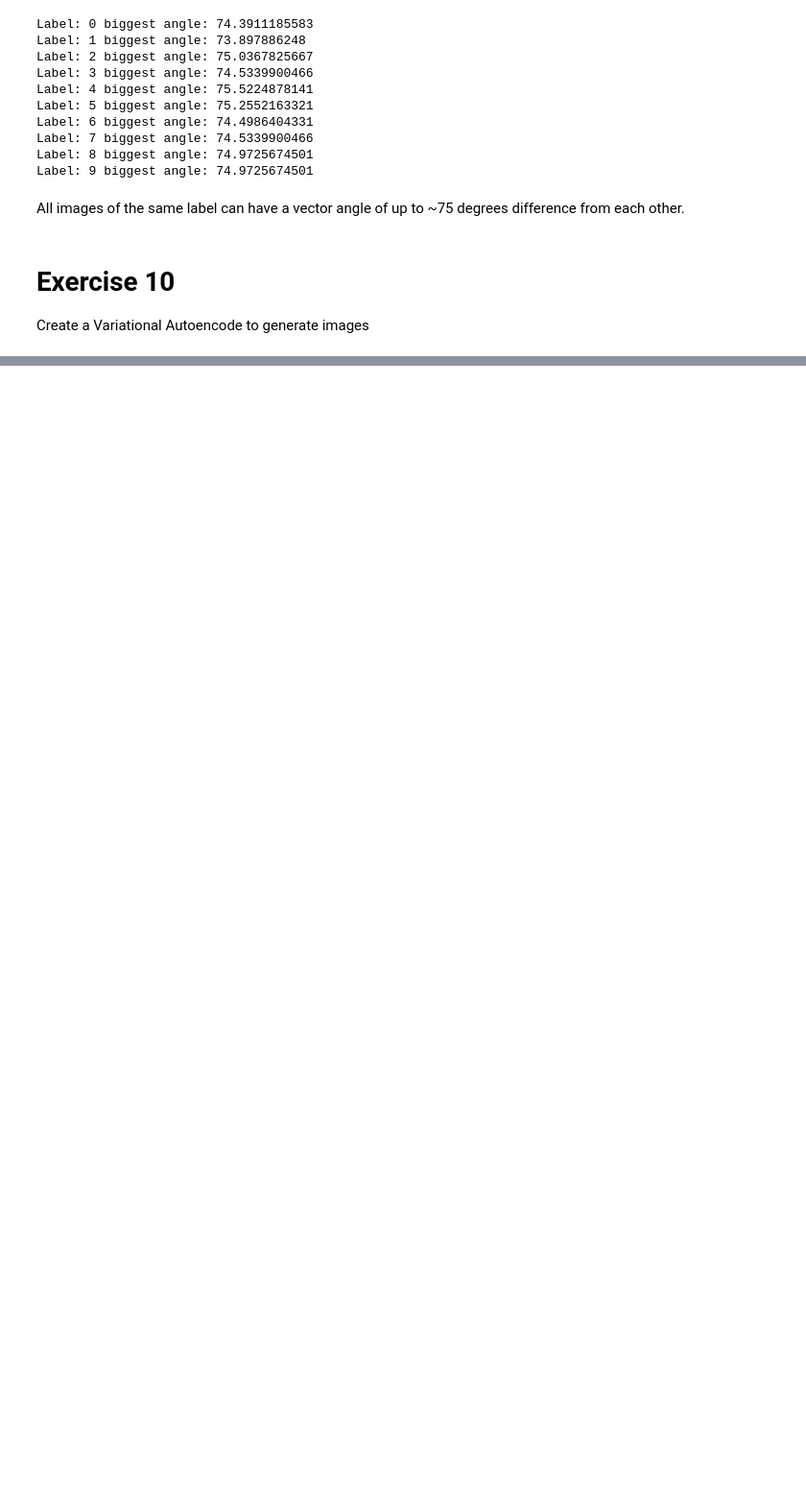
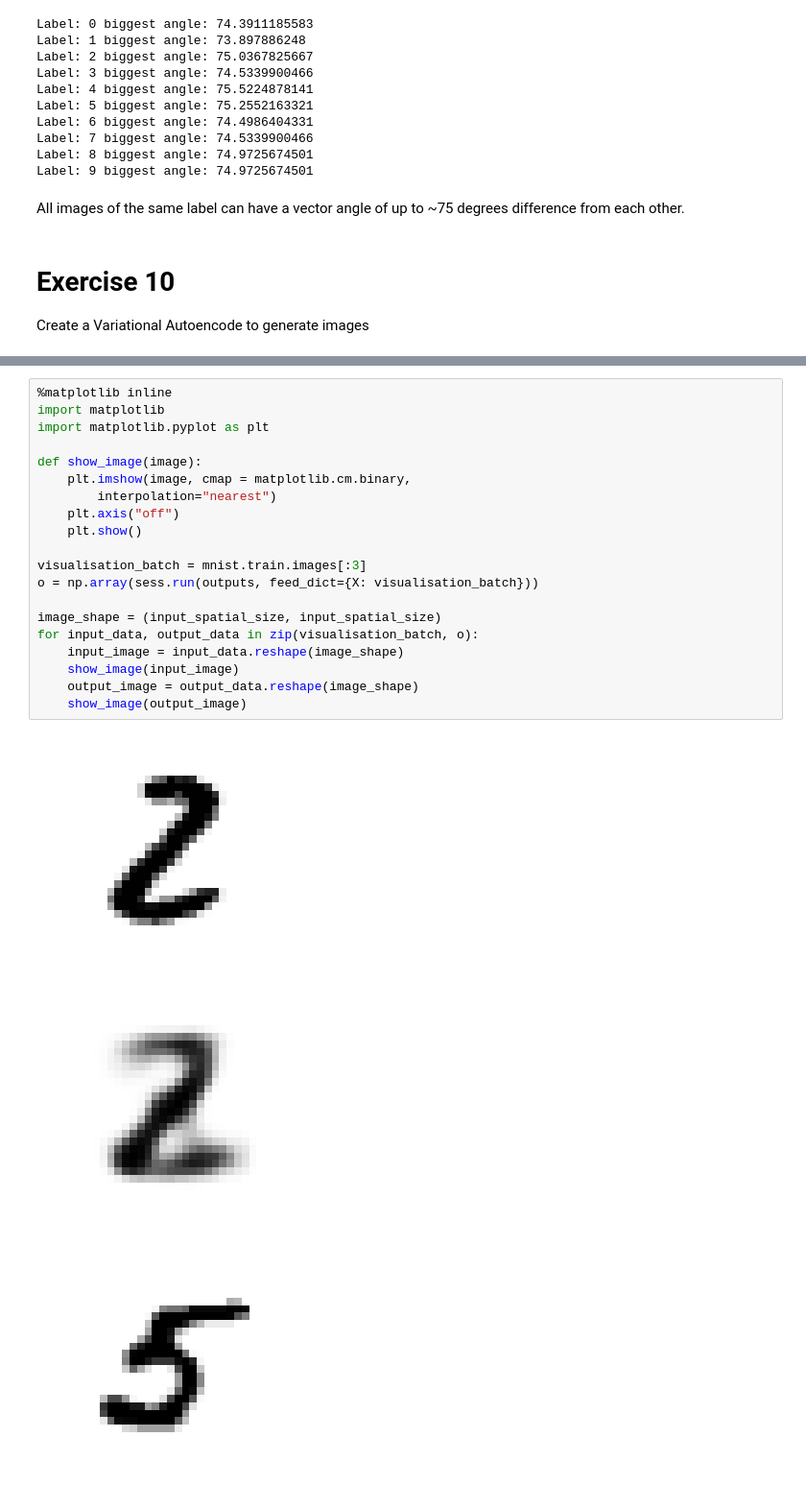
Before and after one commit to ashleyjsands/hands-on-ml, a Jupyter notebook: 15 Autoencoders.ipynb, the cells around one changed output, grey strips where cells are left out. Shown at 96% size. Drawn from its saved outputs; the diff is of its cells as text; blank space fills up the shorter version.

```diff
--- a/15 Autoencoders.ipynb
+++ b/15 Autoencoders.ipynb
@@ -800,0 +806,24 @@ total training loss: 0.0114768
+# %%
+%matplotlib inline
+import matplotlib
+import matplotlib.pyplot as plt
+
+def show_image(image):
+    plt.imshow(image, cmap = matplotlib.cm.binary,
+        interpolation="nearest")
+    plt.axis("off")
+    plt.show()
+
+visualisation_batch = mnist.train.images[:3]
+o = np.array(sess.run(outputs, feed_dict={X: visualisation_batch}))
+
+image_shape = (input_spatial_size, input_spatial_size)
+for input_data, output_data in zip(visualisation_batch, o):
+    input_image = input_data.reshape(image_shape)
+    show_image(input_image)
+    output_image = output_data.reshape(image_shape)
+    show_image(output_image)
+# %% [output]
+[figure, added]
+[figure, added]
+[figure, added]
```
Also changed, not shown: parts of 5 cells of this notebook.
